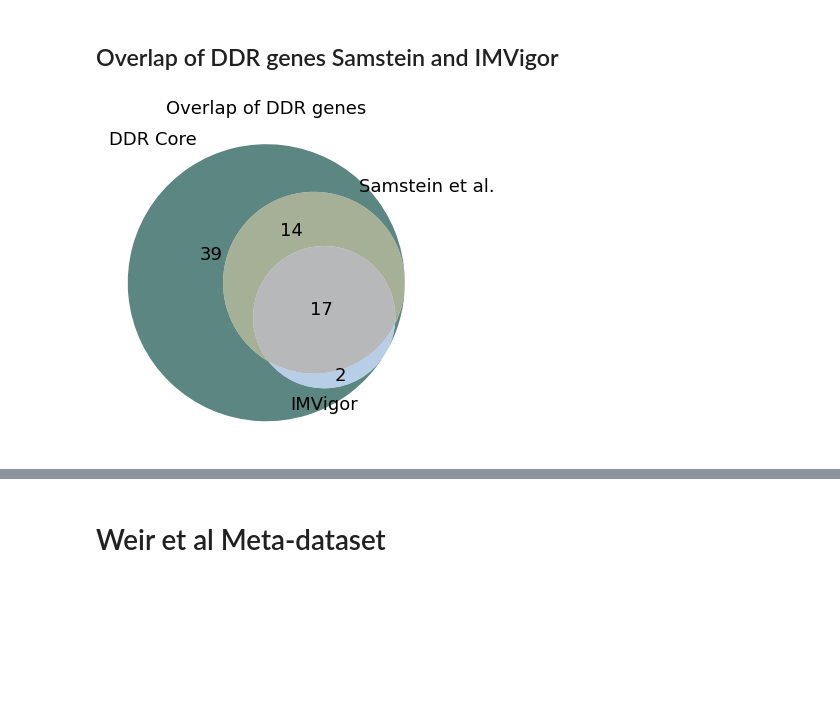
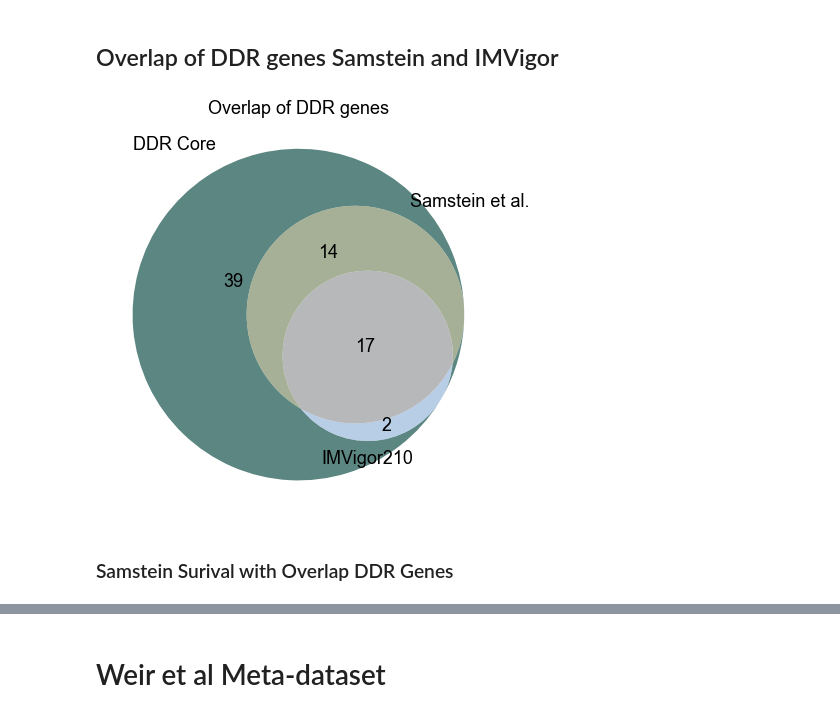
Before and after one commit to wweir827/BIGBETS, a Jupyter notebook: notebooks/Clinical_survival_analyses.ipynb, the cells around one changed output, grey strips where cells are left out. Drawn from its saved outputs; the diff is of its cells as text; code cells hidden in the pictures; blank space fills up the shorter version.

```diff
--- a/notebooks/Clinical_survival_analyses.ipynb
+++ b/notebooks/Clinical_survival_analyses.ipynb
@@ -1537,6 +2388,6 @@ y 0.3600000000000001
 # %%
 #low bigbets DDR genes survival analysis
-outfile=os.path.join(graphics_dir,'imvigor_survival_low_chromatin.pdf')
+outfile=os.path.join(supplements_dir,'R1_Figure_S5B_imvigor_survival_low_chromatin.pdf')
 
 cph = lifelines.CoxPHFitter()
 # vars2keep=['high_TMB','DDR','DDR:highTMB']
@@ -1651,7 +2502,7 @@ for i,ind in enumerate(summary.index):
                     )
 
 
-a.vlines(x=1.0,linestyle='--',alpha=.6,linewidth=1,
+a.vlines(x=1.0,linestyle='--',alpha=.6,linewidth=1,color='k',
          ymin=0,ymax=summary.shape[0]-.9)
 
 a.set_xscale('log')
@@ -1681,7 +2532,7 @@ y=data_to_axis.transform((.1,summary.shape[0]-.55))[1]
 
 print('y',y)
 a.text(s="Covariate".format(p_value),fontsize=20,
-       x=.01,y=y,transform=a.transAxes)
+       x=-.05,y=y,transform=a.transAxes)
 
 a.text(s="HR (95% CI)".format(p_value),fontsize=20,
        x=.375,y=y,transform=a.transAxes)
@@ -1689,26 +2540,26 @@ a.text(s="HR (95% CI)".format(p_value),fontsize=20,
 a.text(s="P-value".format(p_value),fontsize=20,
        x=.85,y=y,transform=a.transAxes)
 
-a.hlines(y=y-.02,xmin=-2,xmax=50,transform=a.transAxes,linewidth=3,linestyle='-',color='k')
+a.hlines(y=y-.02,xmin=-2,xmax=50,color='k',transform=a.transAxes,linewidth=3,linestyle='-')
 # a.hlines(y=y-.03,xmin=-1,xmax=2,transform=a.transAxes,linewidth=1,linestyle='-')
 
 for i,ind in enumerate(summary.index):
     y=data_to_axis.transform((.1,summary.shape[0]-i-1.2))[1]
     print('y',y)
     if summary.loc[ind,'p']<.05:
-        a.text(s="{}*".format(ind),fontsize=20,
+        a.text(s="{}*".format(ind),fontsize=16,
        x=-.1,y=y,transform=a.transAxes)
     else:
-        a.text(s=ind,fontsize=20,
+        a.text(s=ind,fontsize=16,
            x=-.1,y=y,
            transform=a.transAxes)
     hrtext="{:.2f}  ({:.2f}-{:.2f})".format(*summary.loc[ind,['exp(coef)',
                                                          'exp(coef) lower 95%','exp(coef) upper 95%']])
     pvaltext="{:.2e}".format(*summary.loc[ind,['p']])
-    a.text(s=hrtext,fontsize=20,
+    a.text(s=hrtext,fontsize=16,
        x=.35,y=y,
            transform=a.transAxes)
-    a.text(s=pvaltext,fontsize=20,
+    a.text(s=pvaltext,fontsize=16,
        x=.85,y=y,
            transform=a.transAxes)
 
@@ -1735,7 +2586,7 @@ a.text(s="Hazard Ratio",fontsize=18,x=1.25,
 
 f.suptitle('IMVigor 210',fontsize=22,x=.5,y=.97,transform=f.transFigure)
 
-f.subplots_adjust(top=.93,bottom=-.05,right=.95,left=.101,wspace=.0,hspace=1.5)
+f.subplots_adjust(top=.93,bottom=-.05,right=.95,left=.12,wspace=.0,hspace=1.5)
 f.savefig(outfile,dpi=200)
 plt.show()
 # %% [output]
@@ -2079,3 +3125,16 @@ FTBRS 0.2133056904596899
 Ayers_IFNG 0.22079960501486878
 Higgs_IFNG 0.07843143302126394
 [figure]
+# %%
+#WRITE OUT SIGNATURES USED TO EXCEL SHEET
+out_df=pd.DataFrame()
+sigs=[]
+for k,val in signatures_2_show.items():
+    for v in val:
+        sigs.append(v)
+        genes=imvigor.gene_sigs[v]
+        out_df.loc[out_df.shape[0],range(len(genes))]=genes
+out_df.index=sigs
+
+outfile=os.path.join(dropdir,"gene_expression_signatures.csv")
+out_df.to_csv(outfile)
@@ -2082,36 +3681,40 @@ Higgs_IFNG 0.07843143302126394
 # %% [markdown]
 ## Overlap of DDR genes Samstein and IMVigor
 # %%
-outfile=os.path.join(supplements_dir,"overlap_ddr_genes_imvigor_samstein.pdf")
+#overlap of DDR genes
+outfile=os.path.join(supplements_dir,"R1_Figure_S3C_overlap_ddr_genes_imvigor_samstein.pdf")
 ddr_genes=bigbets.ddr_data_object.myddr_obj.ddr_gene_df.index
 ddr_genes_present_samstein=ddr_genes.intersection(samstein.spec_by_genes.columns)
 ddr_genes_present_imvigor=ddr_genes.intersection(imvigor.spec_by_genes.columns)
 
 cols=sbn.color_palette('cubehelix',n_colors=3)
 
 # cols=[(.4,0,0,1),(0,1,0,.5),(0,0,1,.5)]
 # cols=sbn.cubehelix_palette(n_colors=3)
 
 plt.close()
 f,a=plt.subplots(1,1,figsize=(8,6))
 a.set_title("Overlap of DDR genes",fontsize=18)
 ven=venn.venn3([set(ddr_genes),set(ddr_genes_present_samstein),
                 set(ddr_genes_present_imvigor)],
                set_colors=cols,
-           ax=a,set_labels=["DDR Core","Samstein et al.","IMVigor"])
+           ax=a,set_labels=["DDR Core","Samstein et al.","IMVigor210"])
 for lab in ven.set_labels:
     lab.set_fontsize(18)
 
 for text in ven.subset_labels:
     if text:
         text.set_fontsize(18)
 
 alpha=.7
 for i,t in enumerate(ven.patches):
     if t:
         t.set_alpha(alpha)
 
-
+f.tight_layout()
+f.savefig(outfile)
 plt.show()
 # %% [output]
-[figure, old version]
+[figure, new version]
+# %% [markdown]
+### Samstein Surival with Overlap DDR Genes
```
Also changed, not shown: parts of 88 cells of this notebook, 6 other files.
